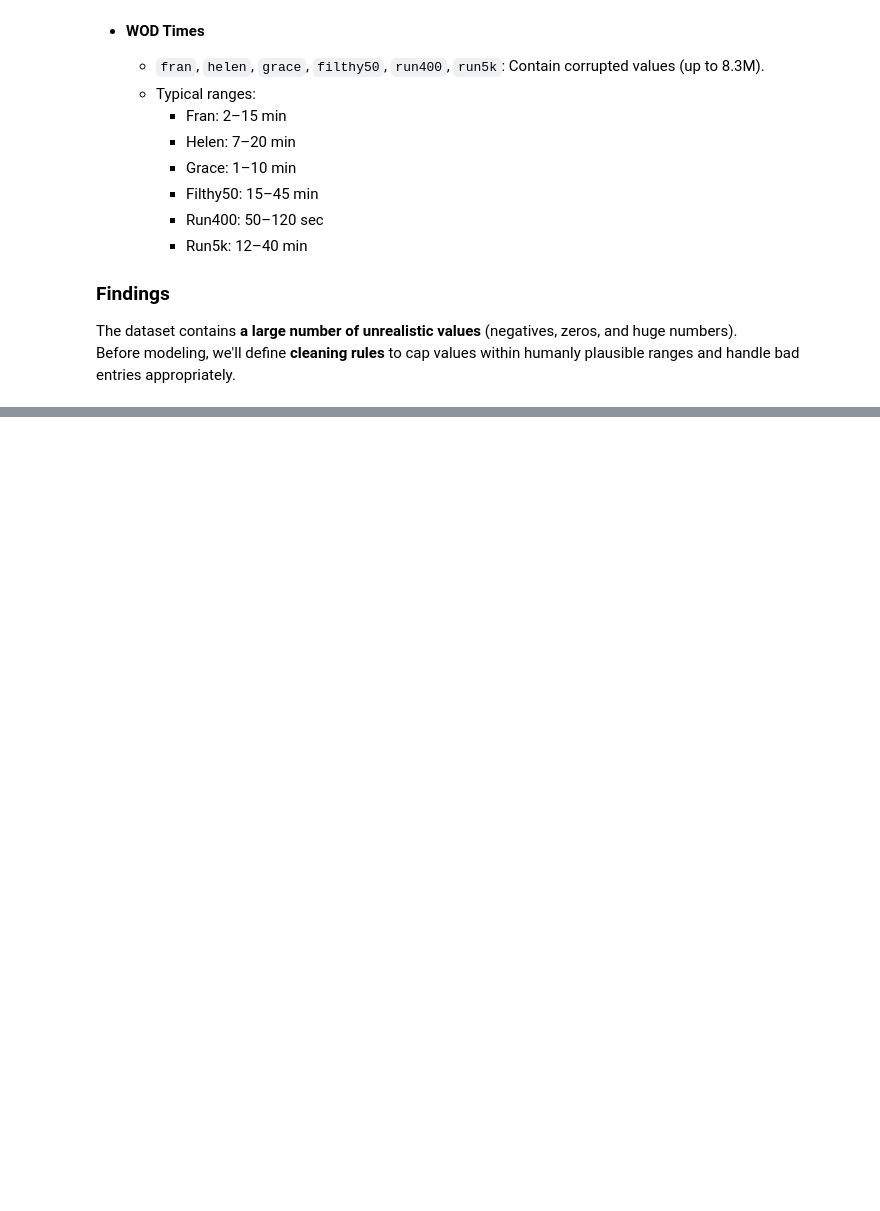
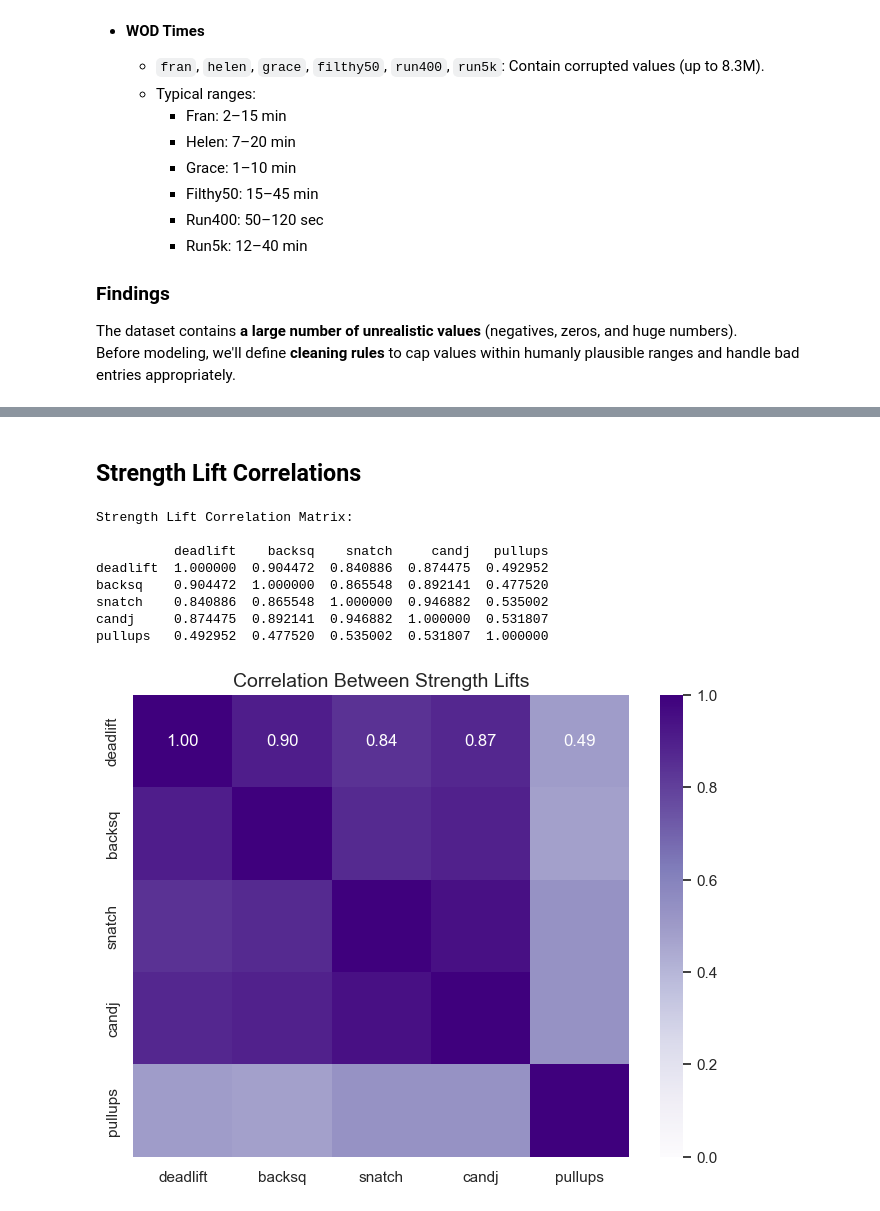
Before and after one commit to Babraakinyi/crossfit-athletes-analysis, a Jupyter notebook: notebook/Crossfit Athletes Analysis.ipynb, the cells around one changed output, grey strips where cells are left out. Saved outputs shown, nothing was run; the diff lists cells and outputs as text; code cells hidden in the pictures; blank space fills up the shorter version.

```diff
--- a/notebook/Crossfit Athletes Analysis.ipynb
+++ b/notebook/Crossfit Athletes Analysis.ipynb
@@ -212,0 +543,30 @@ Before modeling, we'll define **cleaning rules** to cap values within humanly pl
+# %% [markdown]
+## Strength Lift Correlations
+# %%
+import matplotlib.pyplot as plt
+import seaborn as sns
+
+# strength-related columns
+strength_cols = ["deadlift", "backsq", "snatch", "candj", "pullups"]
+
+# Computing correlation matrix
+corr_matrix = df_ready[strength_cols].corr()
+
+print("Strength Lift Correlation Matrix:\n")
+print(corr_matrix)
+
+# heatmap plot
+plt.figure(figsize=(8,6))
+sns.heatmap(corr_matrix, annot=True, fmt=".2f", cmap="Purples", vmin=0, vmax=1)
+plt.title("Correlation Between Strength Lifts", fontsize=14)
+plt.show()
+# %% [output]
+Strength Lift Correlation Matrix:
+
+          deadlift    backsq    snatch     candj   pullups
+deadlift  1.000000  0.904472  0.840886  0.874475  0.492952
+backsq    0.904472  1.000000  0.865548  0.892141  0.477520
+snatch    0.840886  0.865548  1.000000  0.946882  0.535002
+candj     0.874475  0.892141  0.946882  1.000000  0.531807
+pullups   0.492952  0.477520  0.535002  0.531807  1.000000
+[figure, added]
```
Also changed, not shown: parts of 19 cells of this notebook.
